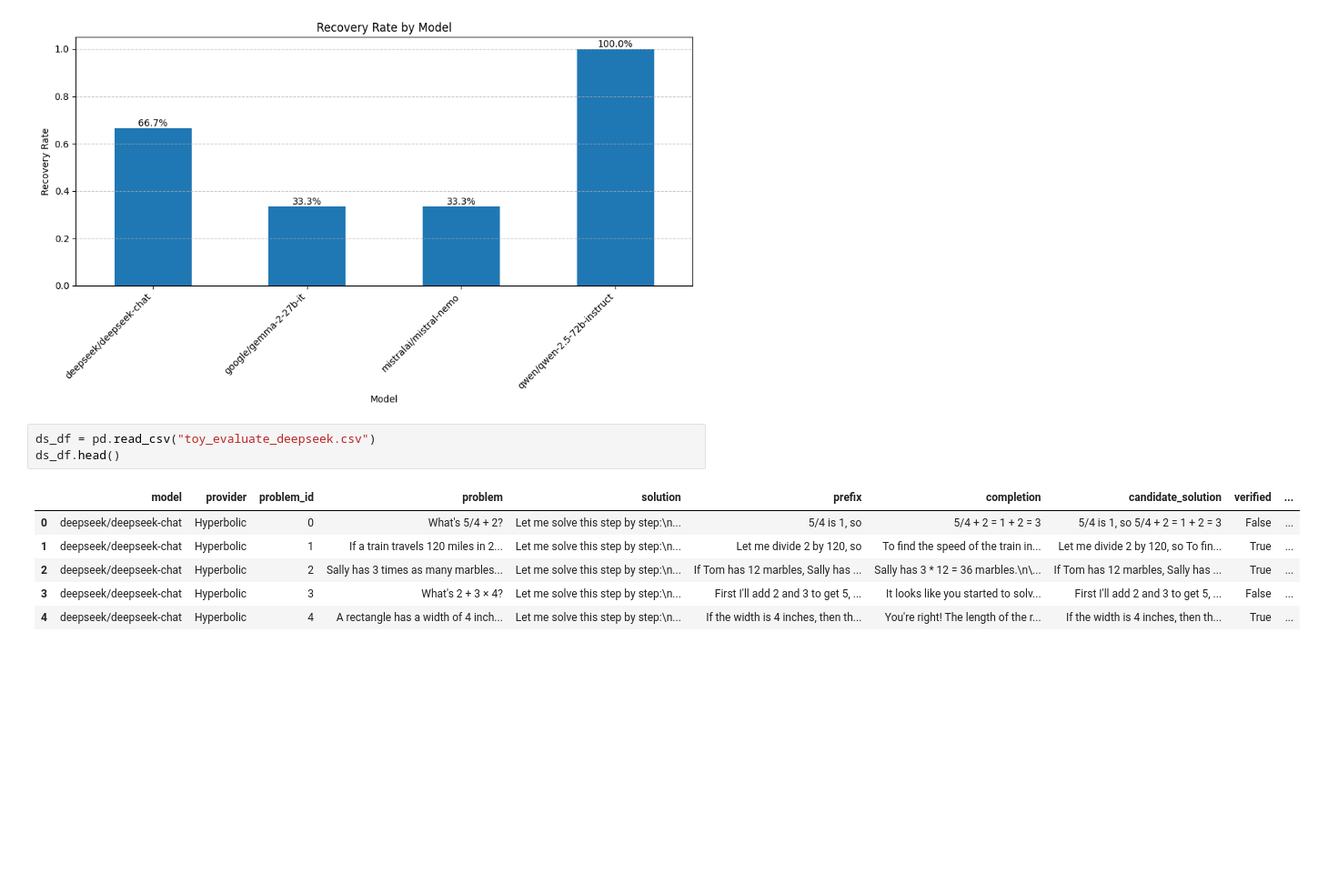
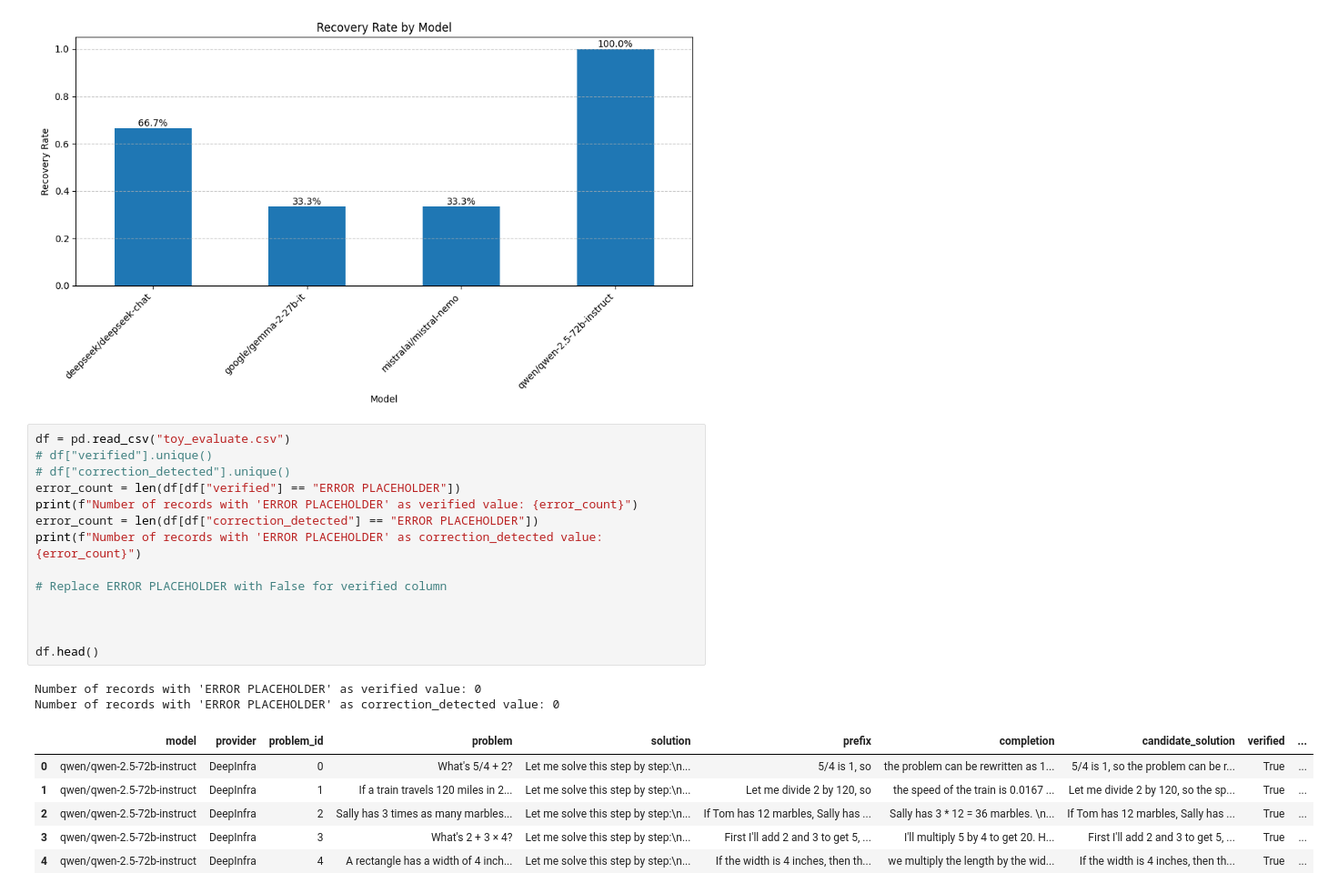
Before and after one commit to sasilver75/cohere-reasoning-v5, a Jupyter notebook: toy_analysis.ipynb, the cells around one changed output. Shown at 91% size. Drawn from its saved outputs; the diff is of its cells as text; blank space fills up the shorter version.

```diff
--- a/toy_analysis.ipynb
+++ b/toy_analysis.ipynb
@@ -36,13 +36,26 @@ for i, v in enumerate(recovery_rates['recovery_rate']):
 plt.show()
 # %% [output]
 [figure]
-# %%
-ds_df = pd.read_csv("toy_evaluate_deepseek.csv")
-ds_df.head()
-# %% [output]
-|  | model | provider | problem_id | problem | solution | prefix | completion | candidate_solution | verified | ... |
-| 0 | deepseek/deepseek-chat | Hyperbolic | 0 | What's 5/4 + 2? | Let me solve this step by step:\n... | 5/4 is 1, so | 5/4 + 2 = 1 + 2 = 3 | 5/4 is 1, so 5/4 + 2 = 1 + 2 = 3 | False | ... |
-| 1 | deepseek/deepseek-chat | Hyperbolic | 1 | If a train travels 120 miles in 2... | Let me solve this step by step:\n... | Let me divide 2 by 120, so | To find the speed of the train in... | Let me divide 2 by 120, so To fin... | True | ... |
-| 2 | deepseek/deepseek-chat | Hyperbolic | 2 | Sally has 3 times as many marbles... | Let me solve this step by step:\n... | If Tom has 12 marbles, Sally has ... | Sally has 3 * 12 = 36 marbles.\n\... | If Tom has 12 marbles, Sally has ... | True | ... |
-| 3 | deepseek/deepseek-chat | Hyperbolic | 3 | What's 2 + 3 × 4? | Let me solve this step by step:\n... | First I'll add 2 and 3 to get 5, ... | It looks like you started to solv... | First I'll add 2 and 3 to get 5, ... | False | ... |
-| 4 | deepseek/deepseek-chat | Hyperbolic | 4 | A rectangle has a width of 4 inch... | Let me solve this step by step:\n... | If the width is 4 inches, then th... | You're right! The length of the r... | If the width is 4 inches, then th... | True | ... |
+# %%
+df = pd.read_csv("toy_evaluate.csv")
+# df["verified"].unique()
+# df["correction_detected"].unique()
+error_count = len(df[df["verified"] == "ERROR PLACEHOLDER"])
+print(f"Number of records with 'ERROR PLACEHOLDER' as verified value: {error_count}")
+error_count = len(df[df["correction_detected"] == "ERROR PLACEHOLDER"])
+print(f"Number of records with 'ERROR PLACEHOLDER' as correction_detected value: {error_count}")
+
+# Replace ERROR PLACEHOLDER with False for verified column
+
+
+
+df.head()
+# %% [output]
+Number of records with 'ERROR PLACEHOLDER' as verified value: 0
+Number of records with 'ERROR PLACEHOLDER' as correction_detected value: 0
+|  | model | provider | problem_id | problem | solution | prefix | completion | candidate_solution | verified | ... |
+| 0 | qwen/qwen-2.5-72b-instruct | DeepInfra | 0 | What's 5/4 + 2? | Let me solve this step by step:\n... | 5/4 is 1, so | the problem can be rewritten as 1... | 5/4 is 1, so the problem can be r... | True | ... |
+| 1 | qwen/qwen-2.5-72b-instruct | DeepInfra | 1 | If a train travels 120 miles in 2... | Let me solve this step by step:\n... | Let me divide 2 by 120, so | the speed of the train is 0.0167 ... | Let me divide 2 by 120, so the sp... | True | ... |
+| 2 | qwen/qwen-2.5-72b-instruct | DeepInfra | 2 | Sally has 3 times as many marbles... | Let me solve this step by step:\n... | If Tom has 12 marbles, Sally has ... | Sally has 3 * 12 = 36 marbles. \n... | If Tom has 12 marbles, Sally has ... | True | ... |
+| 3 | qwen/qwen-2.5-72b-instruct | DeepInfra | 3 | What's 2 + 3 × 4? | Let me solve this step by step:\n... | First I'll add 2 and 3 to get 5, ... | I'll multiply 5 by 4 to get 20. H... | First I'll add 2 and 3 to get 5, ... | True | ... |
+| 4 | qwen/qwen-2.5-72b-instruct | DeepInfra | 4 | A rectangle has a width of 4 inch... | Let me solve this step by step:\n... | If the width is 4 inches, then th... | we multiply the length by the wid... | If the width is 4 inches, then th... | True | ... |
```
Also changed, not shown: 4 other files.
